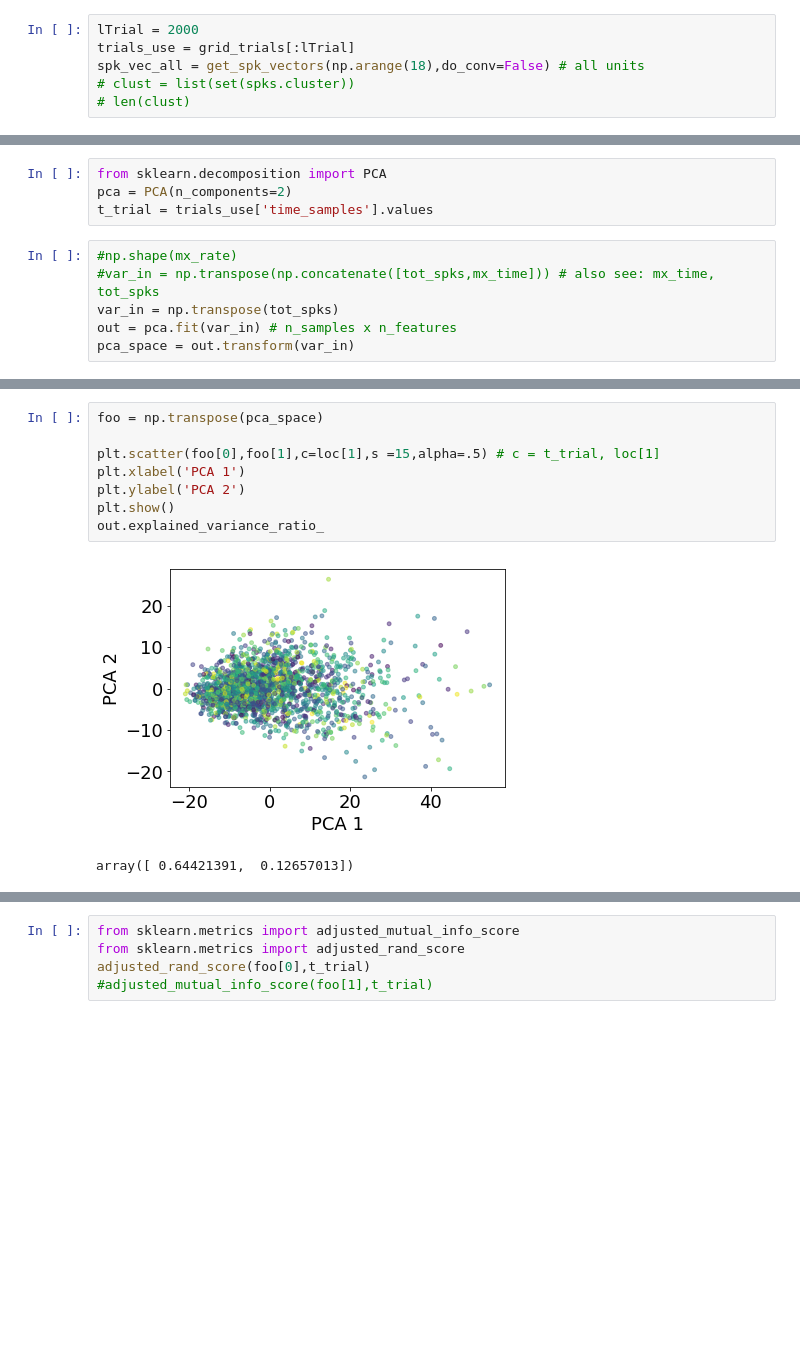
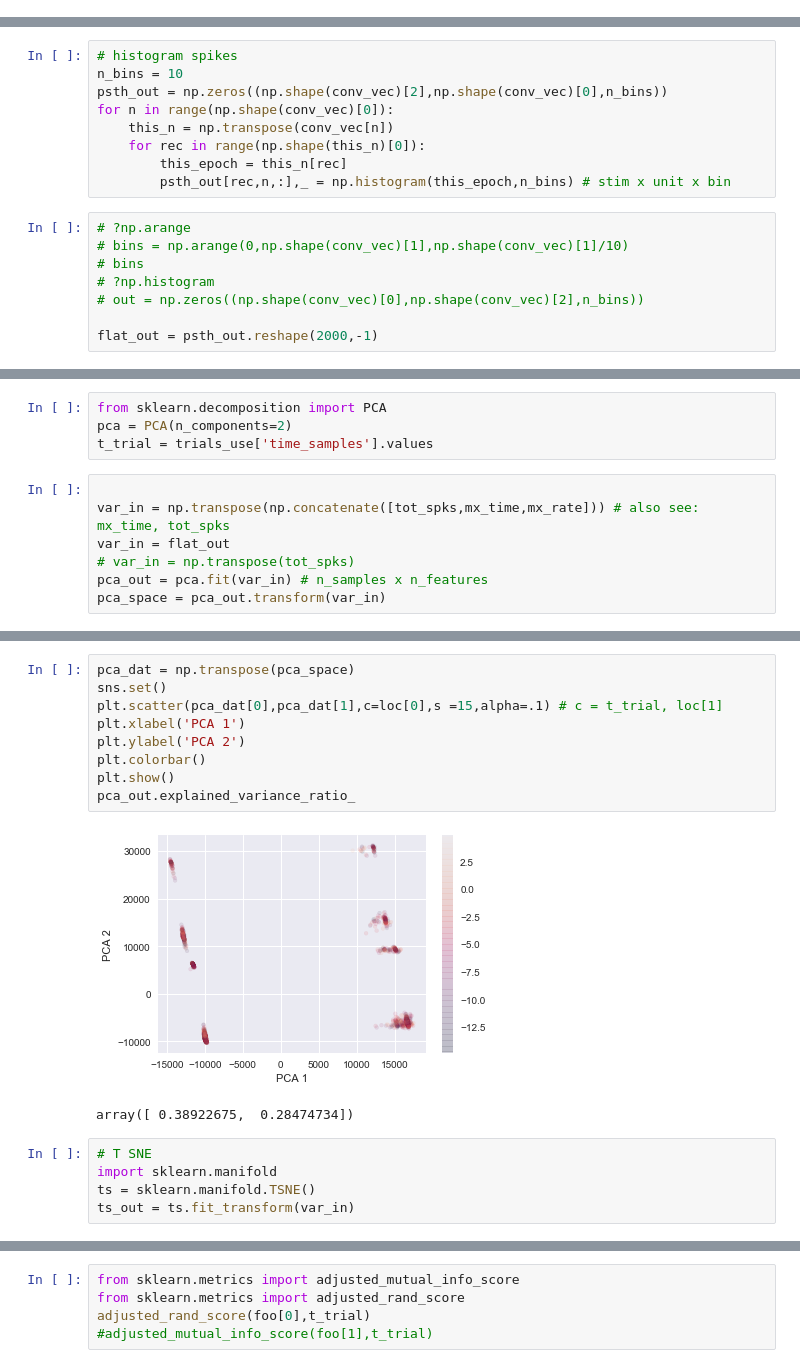
Before and after one commit to TimCSheehan/try_STRF, a Jupyter notebook: attempt_big_grid.ipynb, the cells around one changed output, grey strips where cells are left out. Drawn from its saved outputs; the diff is of its cells as text; blank space fills up the shorter version.

```diff
--- a/attempt_big_grid.ipynb
+++ b/attempt_big_grid.ipynb
@@ -241,6 +251,0 @@ Processing:  11
-# %%
-lTrial = 2000
-trials_use = grid_trials[:lTrial]
-spk_vec_all = get_spk_vectors(np.arange(18),do_conv=False) # all units
-# clust = list(set(spks.cluster))
-# len(clust)
@@ -348 +342,18 @@ def std_err(x):
+# %%
+# histogram spikes
+n_bins = 10
+psth_out = np.zeros((np.shape(conv_vec)[2],np.shape(conv_vec)[0],n_bins))
+for n in range(np.shape(conv_vec)[0]):
+    this_n = np.transpose(conv_vec[n])
+    for rec in range(np.shape(this_n)[0]):
+        this_epoch = this_n[rec]
+        psth_out[rec,n,:],_ = np.histogram(this_epoch,n_bins) # stim x unit x bin
+# %%
+# ?np.arange
+# bins = np.arange(0,np.shape(conv_vec)[1],np.shape(conv_vec)[1]/10)
+# bins
+# ?np.histogram
+# out = np.zeros((np.shape(conv_vec)[0],np.shape(conv_vec)[2],n_bins))
+
+flat_out = psth_out.reshape(2000,-1)
 # %%
@@ -368,8 +374,9 @@ from sklearn.decomposition import PCA
 pca = PCA(n_components=2)
 t_trial = trials_use['time_samples'].values
 # %%
-#np.shape(mx_rate)
-#var_in = np.transpose(np.concatenate([tot_spks,mx_time])) # also see: mx_time, tot_spks
-var_in = np.transpose(tot_spks)
-out = pca.fit(var_in) # n_samples x n_features
-pca_space = out.transform(var_in)
+
+var_in = np.transpose(np.concatenate([tot_spks,mx_time,mx_rate])) # also see: mx_time, tot_spks
+var_in = flat_out
+# var_in = np.transpose(tot_spks)
+pca_out = pca.fit(var_in) # n_samples x n_features
+pca_space = pca_out.transform(var_in)
@@ -376,11 +406,17 @@ pca_space = out.transform(var_in)
 # %%
-foo = np.transpose(pca_space)
-
-plt.scatter(foo[0],foo[1],c=loc[1],s =15,alpha=.5) # c = t_trial, loc[1]
+pca_dat = np.transpose(pca_space)
+sns.set()
+plt.scatter(pca_dat[0],pca_dat[1],c=loc[0],s =15,alpha=.1) # c = t_trial, loc[1]
 plt.xlabel('PCA 1')
 plt.ylabel('PCA 2')
+plt.colorbar()
 plt.show()
-out.explained_variance_ratio_
+pca_out.explained_variance_ratio_
 # %% [output]
-[figure, old version]
+[figure, new version]
-array([ 0.64421391,  0.12657013])
+array([ 0.38922675,  0.28474734])
+# %%
+# T SNE
+import sklearn.manifold
+ts = sklearn.manifold.TSNE()
+ts_out = ts.fit_transform(var_in)
```
Also changed, not shown: parts of 27 cells of this notebook.
